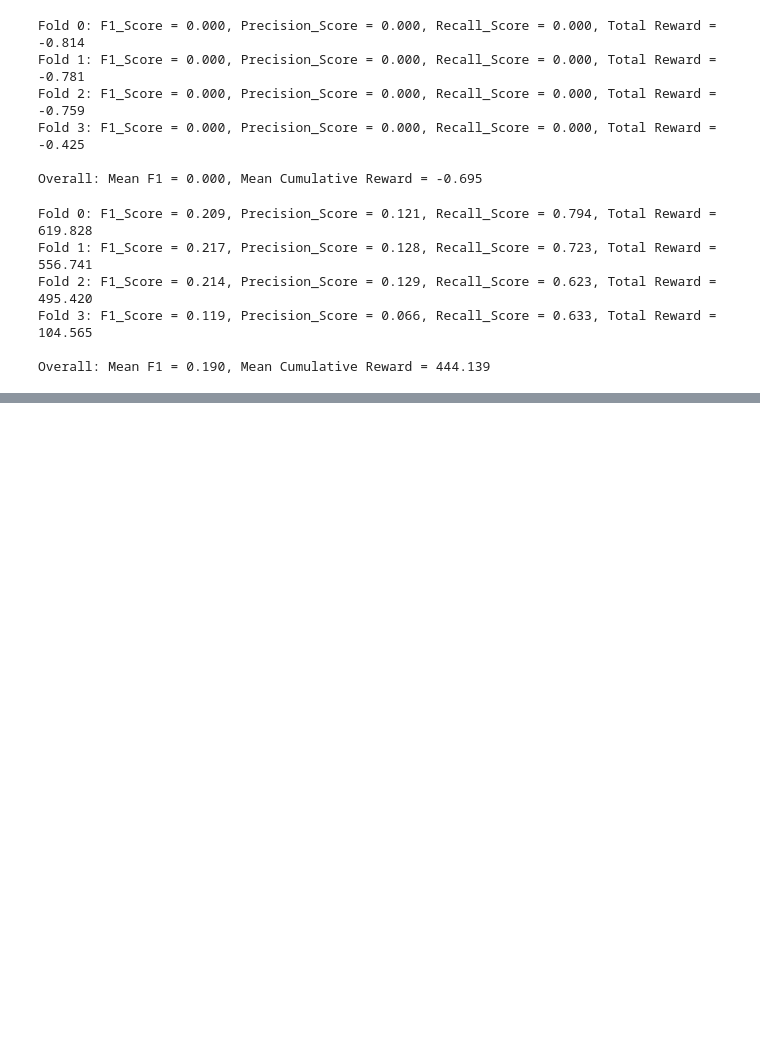
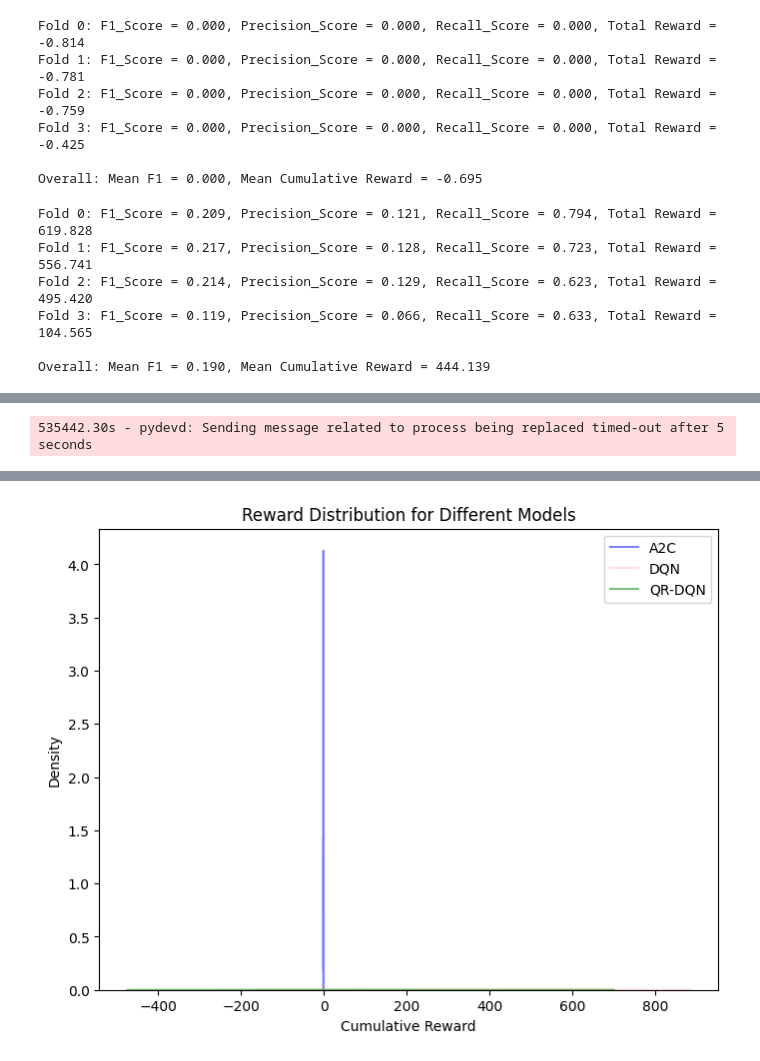
Before and after one commit to darthvader58/Code-Lab_RL_PriorityObs, a Jupyter notebook: TATC-RL_CoDeLab.ipynb, the cells around one changed output, grey strips where cells are left out. Drawn from its saved outputs; the diff is of its cells as text; code cells hidden in the pictures; blank space fills up the shorter version.

```diff
--- a/TATC-RL_CoDeLab.ipynb
+++ b/TATC-RL_CoDeLab.ipynb
@@ -490,15 +509,18 @@ plt.show()
 # %%
 #plt.figure(figsize=(8,6))
 %pip install seaborn
+import numpy as np
+import matplotlib.pyplot as plt
 import seaborn as sns
 
 fig, ax = plt.subplots(figsize=(8, 6))
-sns.kdeplot(all_rewards_a2c, ax=ax, fill=False, color='blue', alpha=0.5, label = 'A2C')
-sns.kdeplot(all_rewards_dqn, ax=ax, fill=False, color='pink', alpha=0.5, label = 'DQN')
-sns.kdeplot(all_rewards_qrdqn, ax=ax, fill=False, color='green', alpha=0.5, label = 'QR-DQN')
+sns.kdeplot(all_rewards_a2c, ax=ax, fill=False, color='blue', alpha=0.5, label='A2C', bw_adjust=0.5)
+sns.kdeplot(all_rewards_dqn, ax=ax, fill=False, color='pink', alpha=0.5, label='DQN', bw_adjust=0.5)
+sns.kdeplot(all_rewards_qrdqn, ax=ax, fill=False, color='green', alpha=0.5, label='QR-DQN', bw_adjust=0.5)
 plt.xlabel("Cumulative Reward")
-plt.ylabel("Frequency")
-plt.title("Reward Distribution for different Models")
+plt.ylabel("Density")
+plt.title("Reward Distribution for Different Models")
 plt.legend(loc="upper right")
-plt.grid(True)
 plt.show()
+# %% [output]
+535442.30s - pydevd: Sending message related to process being replaced timed-out after 5 seconds
@@ -504,0 +543 @@ plt.show()
+[figure, added]
```
Also changed, not shown: parts of 6 cells of this notebook.
